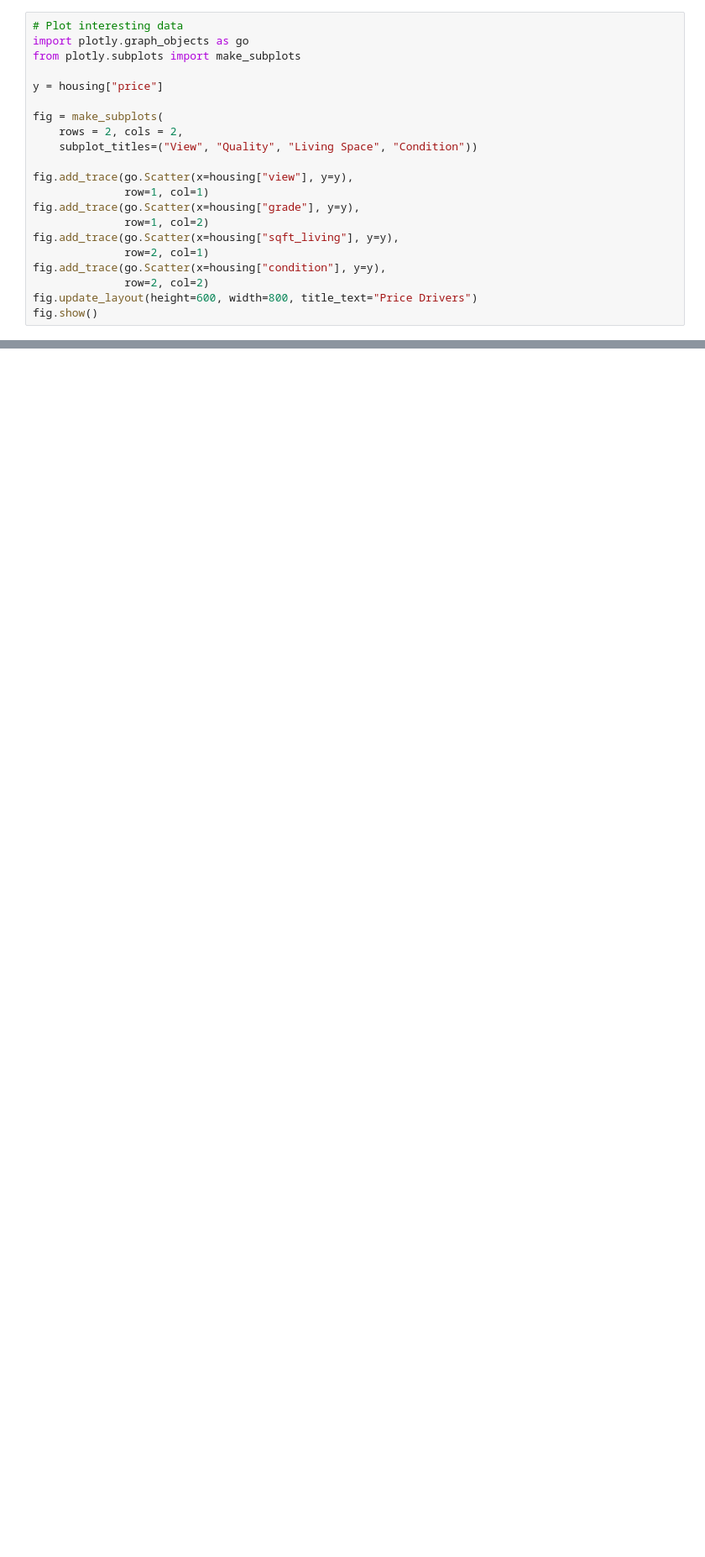
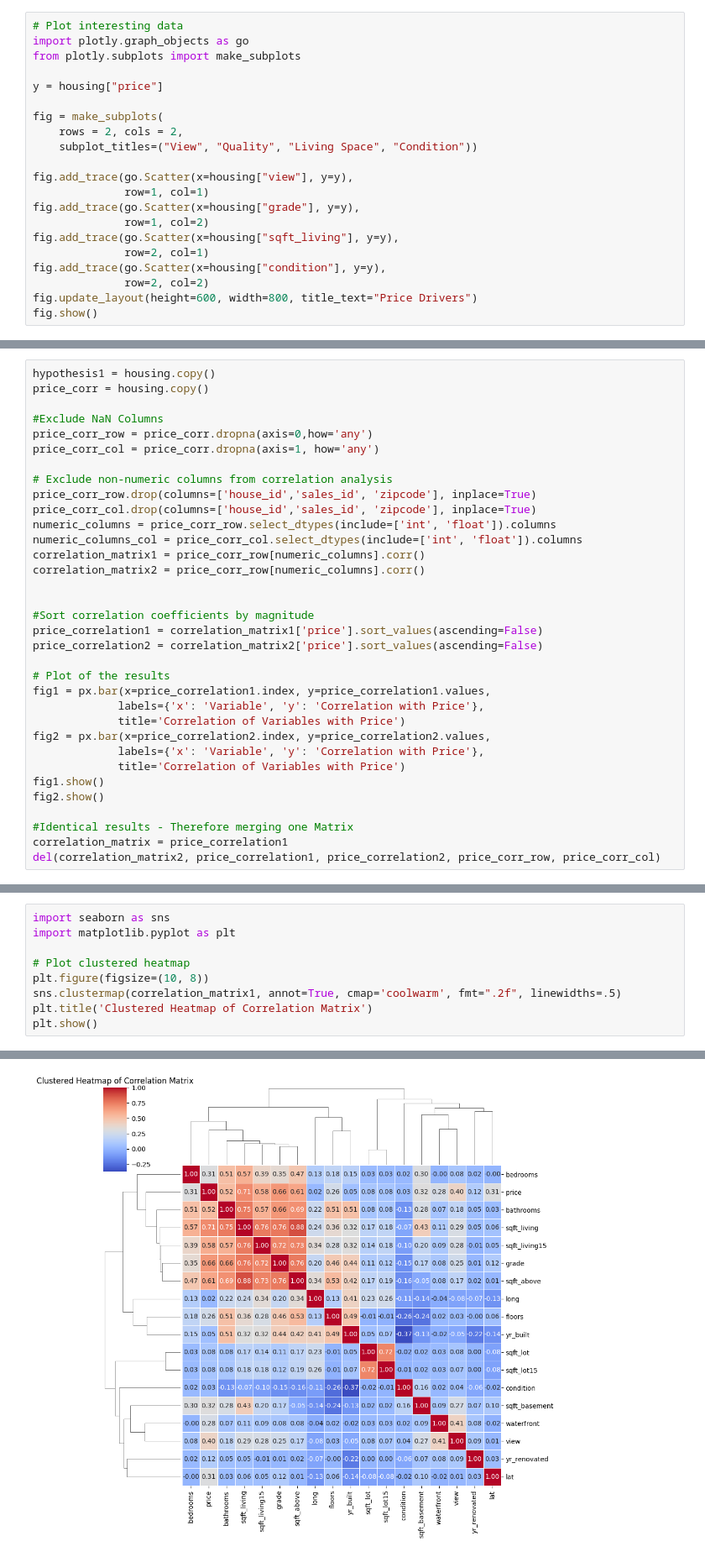
Before and after one commit to RobinSchebitz/EDA_housing_project, a Jupyter notebook: EDA_housing.ipynb, the cells around one changed output, grey strips where cells are left out. Shown at 84% size. Cells and saved outputs as stored; diff of their text form; blank space fills up the shorter version.

```diff
--- a/EDA_housing.ipynb
+++ b/EDA_housing.ipynb
@@ -102,0 +105,34 @@ ModuleNotFoundError: No module named 'geopandas'
+# %%
+hypothesis1 = housing.copy()
+price_corr = housing.copy()
+
+#Exclude NaN Columns
+price_corr_row = price_corr.dropna(axis=0,how='any')
+price_corr_col = price_corr.dropna(axis=1, how='any')
+
+# Exclude non-numeric columns from correlation analysis
+price_corr_row.drop(columns=['house_id','sales_id', 'zipcode'], inplace=True)
+price_corr_col.drop(columns=['house_id','sales_id', 'zipcode'], inplace=True)
+numeric_columns = price_corr_row.select_dtypes(include=['int', 'float']).columns
+numeric_columns_col = price_corr_col.select_dtypes(include=['int', 'float']).columns
+correlation_matrix1 = price_corr_row[numeric_columns].corr()
+correlation_matrix2 = price_corr_row[numeric_columns].corr()
+
+
+#Sort correlation coefficients by magnitude
+price_correlation1 = correlation_matrix1['price'].sort_values(ascending=False)
+price_correlation2 = correlation_matrix2['price'].sort_values(ascending=False)
+
+# Plot of the results
+fig1 = px.bar(x=price_correlation1.index, y=price_correlation1.values,
+             labels={'x': 'Variable', 'y': 'Correlation with Price'},
+             title='Correlation of Variables with Price')
+fig2 = px.bar(x=price_correlation2.index, y=price_correlation2.values,
+             labels={'x': 'Variable', 'y': 'Correlation with Price'},
+             title='Correlation of Variables with Price')
+fig1.show()
+fig2.show()
+
+#Identical results - Therefore merging one Matrix
+correlation_matrix = price_correlation1
+del(correlation_matrix2, price_correlation1, price_correlation2, price_corr_row, price_corr_col)
@@ -102,0 +166,10 @@ ModuleNotFoundError: No module named 'geopandas'
+# %%
+import seaborn as sns
+import matplotlib.pyplot as plt
+
+# Plot clustered heatmap
+plt.figure(figsize=(10, 8))
+sns.clustermap(correlation_matrix1, annot=True, cmap='coolwarm', fmt=".2f", linewidths=.5)
+plt.title('Clustered Heatmap of Correlation Matrix')
+plt.show()
+# %% [output]
@@ -102,0 +177 @@ ModuleNotFoundError: No module named 'geopandas'
+[figure, added]
```
Also changed, not shown: parts of 12 cells of this notebook, 1 other file.
